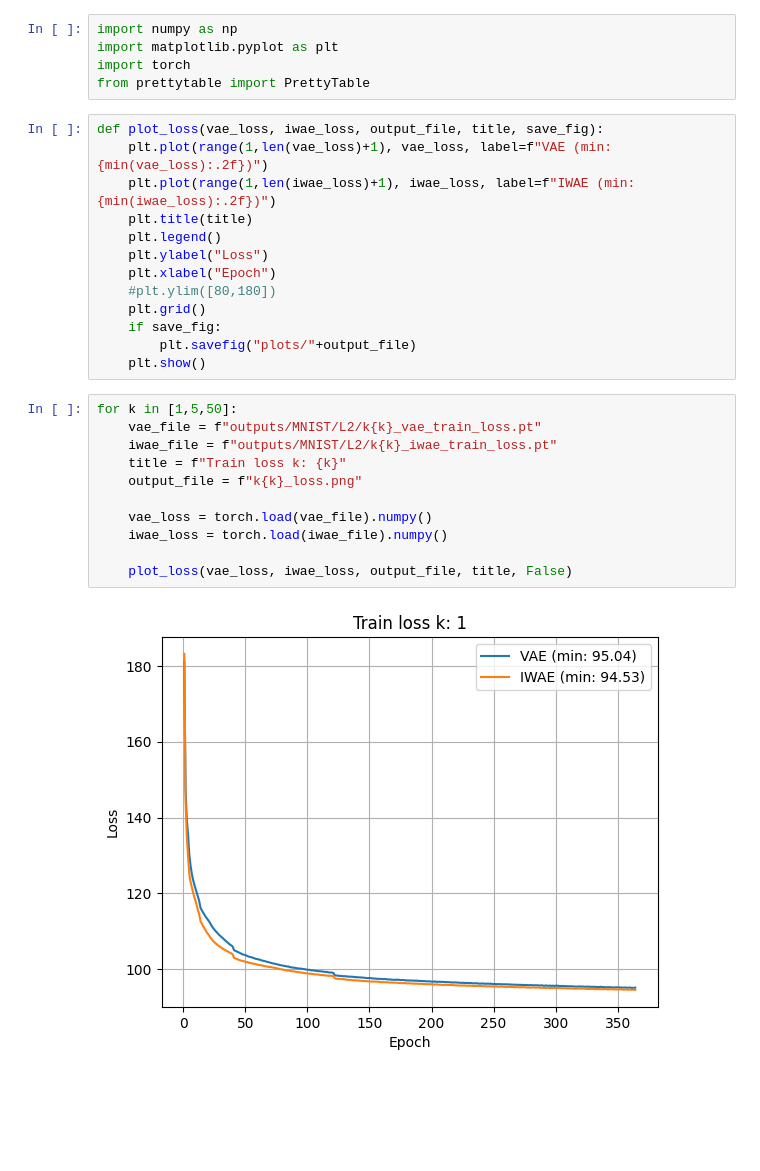
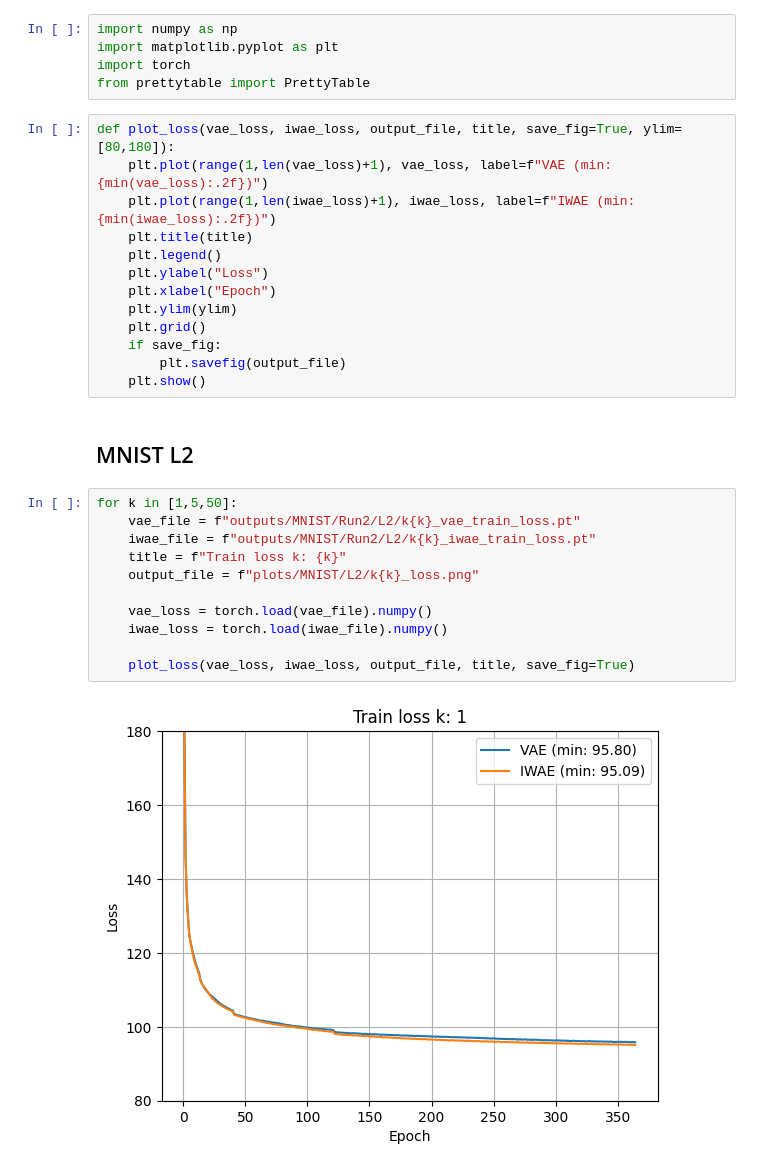
Before and after one commit to alexlemo20/AML_project, a Jupyter notebook: create_plots_2.ipynb, the cells around one changed output. Cells and saved outputs as stored; diff of their text form; blank space fills up the shorter version.

Commit message:
training 2 done

```diff
--- a/create_plots_2.ipynb
+++ b/create_plots_2.ipynb
@@ -4,28 +4,30 @@ import matplotlib.pyplot as plt
 import torch
 from prettytable import PrettyTable
 # %%
-def plot_loss(vae_loss, iwae_loss, output_file, title, save_fig):
+def plot_loss(vae_loss, iwae_loss, output_file, title, save_fig=True, ylim=[80,180]):
     plt.plot(range(1,len(vae_loss)+1), vae_loss, label=f"VAE (min: {min(vae_loss):.2f})")
     plt.plot(range(1,len(iwae_loss)+1), iwae_loss, label=f"IWAE (min: {min(iwae_loss):.2f})")
     plt.title(title)
     plt.legend()
     plt.ylabel("Loss")
     plt.xlabel("Epoch")
-    #plt.ylim([80,180])
+    plt.ylim(ylim)
     plt.grid()
     if save_fig:
-        plt.savefig("plots/"+output_file)
+        plt.savefig(output_file)
     plt.show()
+# %% [markdown]
+## MNIST L2
 # %%
 for k in [1,5,50]:
-    vae_file = f"outputs/MNIST/L2/k{k}_vae_train_loss.pt"
-    iwae_file = f"outputs/MNIST/L2/k{k}_iwae_train_loss.pt"
+    vae_file = f"outputs/MNIST/Run2/L2/k{k}_vae_train_loss.pt"
+    iwae_file = f"outputs/MNIST/Run2/L2/k{k}_iwae_train_loss.pt"
     title = f"Train loss k: {k}"
-    output_file = f"k{k}_loss.png"
+    output_file = f"plots/MNIST/L2/k{k}_loss.png"
 
     vae_loss = torch.load(vae_file).numpy()
     iwae_loss = torch.load(iwae_file).numpy()
 
-    plot_loss(vae_loss, iwae_loss, output_file, title, False)
+    plot_loss(vae_loss, iwae_loss, output_file, title, save_fig=True)
 # %% [output]
-[figure, old version]
+[figure, new version]
```
Also changed, not shown: parts of 5 cells of this notebook, 59 other files.
